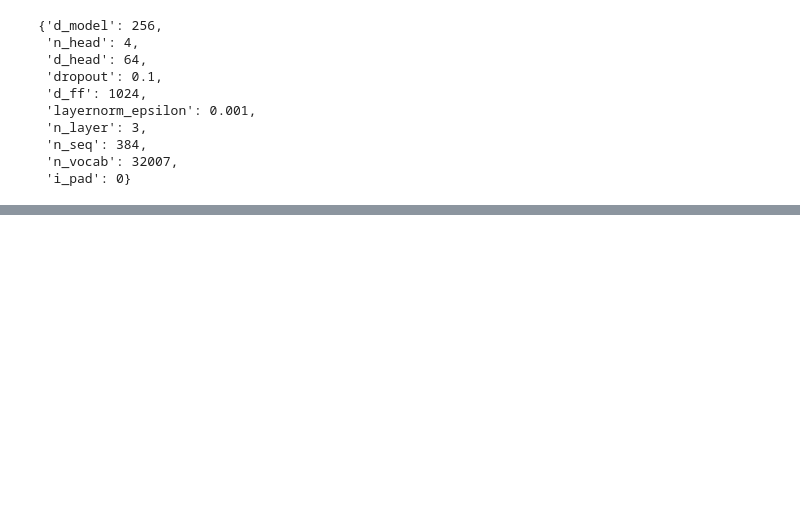
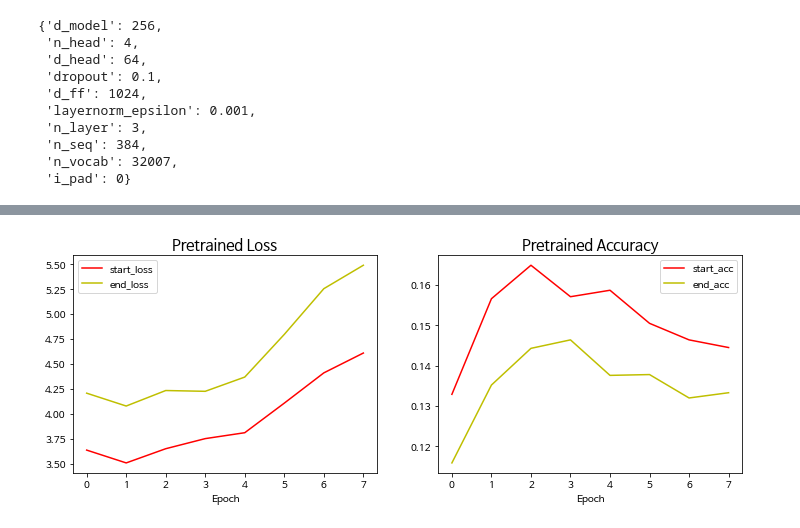
Before and after one commit to ASNKMGSK/AI-Study, a Jupyter notebook: Week11/[E-19] Quiz AI.ipynb, the cells around one changed output, grey strips where cells are left out. Cells and saved outputs as stored; diff of their text form; code cells hidden in the pictures; blank space fills up the shorter version.

```diff
--- a/Week11/[E-19] Quiz AI.ipynb
+++ b/Week11/[E-19] Quiz AI.ipynb
@@ -1494,15 +1538,21 @@ optimizer = tf.keras.optimizers.Adam(learning_rate=5e-4)
 
 best_acc = .0
 patience = 0
+start_loss_list, end_loss_list, start_acc_list, end_acc_list = [], [], [], []
+
 for epoch in range(20):
     train_epoch(model, train_dataset, loss_fn, acc_fn, optimizer)
     start_loss, end_loss, start_acc, end_acc = eval_epoch(model, dev_dataset, loss_fn, acc_fn)
     print(f'eval {epoch} >> loss: {start_loss:0.4f}, {end_loss:0.4f}, acc: {start_acc:0.4f}, {end_acc:0.4f}')
+    start_loss_list.append(float(f'{start_loss:0.4f}'))
+    end_loss_list.append(float(f'{end_loss:0.4f}'))
+    start_acc_list.append(float(f'{start_acc:0.4f}'))
+    end_acc_list.append(float(f'{end_acc:0.4f}'))
     acc = start_acc + end_acc
     if best_acc < acc:
         patience = 0
         best_acc = acc
-        model.save_weights(os.path.join(data_dir, "korquad_bert_none_pretrain.hdf5"))
+        model.save_weights(os.path.join(data_dir, "korquad_bert_pretrain.hdf5"))
         print(f'save best model')
     else:
         patience += 1
@@ -1511,0 +1575,7 @@ for epoch in range(20):
+# %%
+history_2 = pd.DataFrame({'start_loss': start_loss_list,
+                    'end_loss': end_loss_list,
+                    'start_acc': start_acc_list,
+                    'end_acc': end_acc_list})
+history_2['loss'] = history_2['start_loss'] + history_2['end_loss']
+history_2['acc'] = history_2['start_acc'] + history_2['end_acc']
@@ -1511,0 +1664,20 @@ for epoch in range(20):
+# %%
+plt.figure(figsize=(12, 4))
+
+plt.subplot(1, 2, 1)
+plt.plot(history_2['start_loss'], 'r-', label='start_loss')
+plt.plot(history_2['end_loss'], 'y-', label='end_loss')
+plt.title('Pretrained Loss', fontsize=15)
+plt.xlabel('Epoch')
+plt.legend()
+
+plt.subplot(1, 2, 2)
+plt.plot(history_2['start_acc'], 'r-', label='start_acc')
+plt.plot(history_2['end_acc'], 'y-', label='end_acc')
+plt.title('Pretrained Accuracy', fontsize=15)
+plt.xlabel('Epoch')
+plt.legend()
+
+plt.show()
+# %% [output]
+[figure, added]
```
Also changed, not shown: parts of 44 cells of this notebook.
